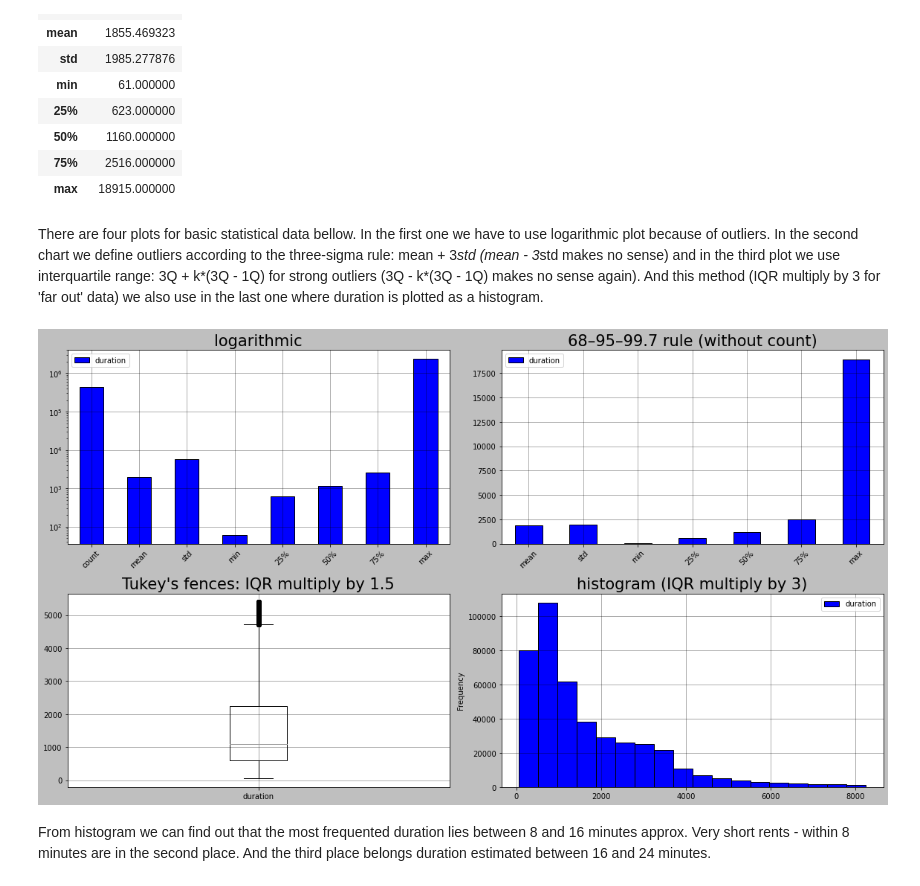
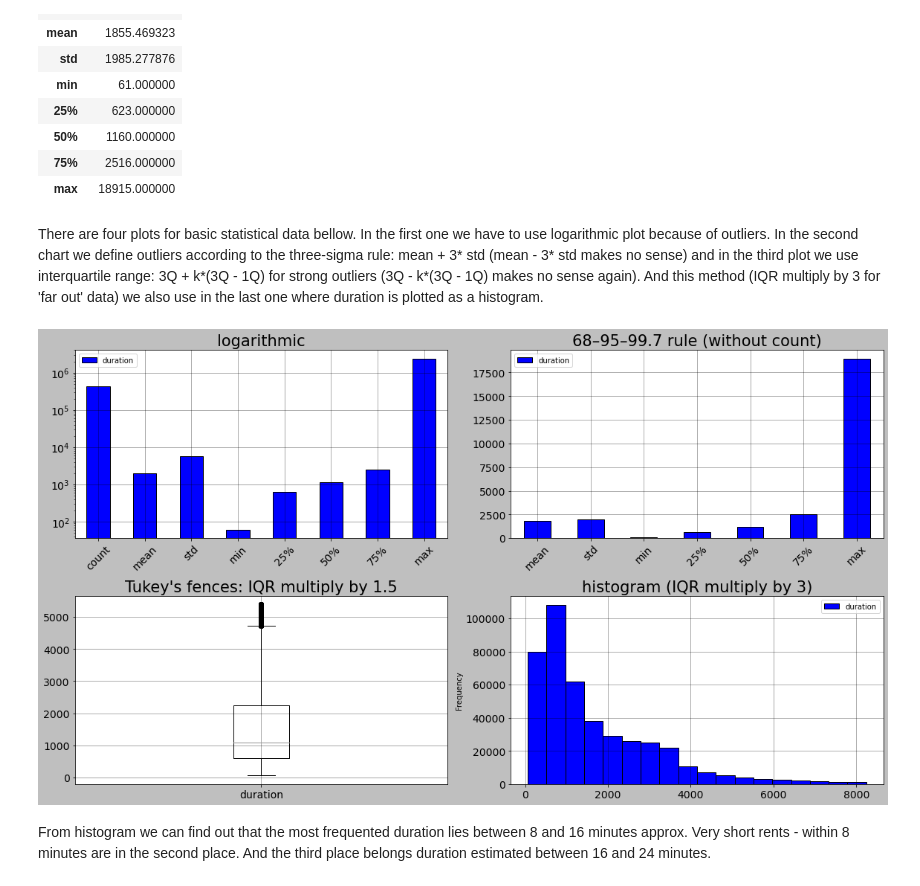
Before and after one commit to carlos108108/Just_Eat_Cycles_project, a Jupyter notebook: Edinburgh.ipynb, the cells around one changed output. Drawn from its saved outputs; the diff is of its cells as text; code cells hidden in the pictures.

```diff
--- a/Edinburgh.ipynb
+++ b/Edinburgh.ipynb
@@ -175,34 +175,36 @@ e_bikes_df[e_bikes_df['duration'] < 18917][['duration']].describe() # without ou
 | 75% | 2516.000000 |
 | max | 18915.000000 |
 # %% [markdown]
-There are four plots for basic statistical data bellow. In the first one we have to use logarithmic plot because of outliers. In the second chart we define outliers according to the three-sigma rule: mean + 3*std (mean - 3*std makes no sense) and in the third plot we use interquartile range: 3Q + k*(3Q - 1Q) for strong outliers (3Q - k*(3Q - 1Q) makes no sense again). And this method (IQR multiply by 3 for 'far out' data) we also use in the last one where duration is plotted as a histogram.
+There are four plots for basic statistical data bellow. In the first one we have to use logarithmic plot because of outliers. In the second chart we define outliers according to the three-sigma rule: mean + 3* std (mean - 3* std makes no sense) and in the third plot we use interquartile range: 3Q + k*(3Q - 1Q) for strong outliers (3Q - k*(3Q - 1Q) makes no sense again). And this method (IQR multiply by 3 for 'far out' data) we also use in the last one where duration is plotted as a histogram.
 # %%
 fig = plt.figure(figsize=(16, 9))
 ax1 = plt.subplot2grid( (2,2), (0,0) )
 ax2 = plt.subplot2grid( (2,2), (0,1) )
 ax3 = plt.subplot2grid( (2,2), (1,0) )
 ax4 = plt.subplot2grid( (2,2), (1,1) )
 
 dsd_log = e_bikes_df.duration.describe()
 dsd_3s = e_bikes_df[e_bikes_df['duration'] < 18917].duration.describe()[['mean', 'std', 'min', '25%', '50%', '75%', 'max']]
 dsd_boxplt = e_bikes_df[(e_bikes_df['duration'] < 5387)][['duration']]
 dsd_hist = e_bikes_df[(e_bikes_df['duration'] < 8244)][['duration']]
 
 dsd_log.plot.bar(rot=45, color='blue',edgecolor='k', logy=True, legend=True, ax=ax1);
 dsd_3s.plot.bar(rot=45, color='blue', edgecolor='k', legend=True, ax=ax2);
 dsd_boxplt.plot.box(legend=True, ax=ax3);
 dsd_hist.plot.hist(color='blue', edgecolor='k', legend=True, bins=18, ax=ax4);
 
 ax1.set_title(label='logarithmic', fontsize=21);
 ax2.set_title(label='68–95–99.7 rule (without count)', fontsize = 21);
 ax3.set_title(label='Tukey\'s fences: IQR multiply by 1.5', fontsize = 21);
 ax4.set_title(label='histogram (IQR multiply by 3)', fontsize = 21);
 
+[tbl.tick_params(axis='x', labelsize=14) for tbl in (ax1, ax2, ax3, ax4)]
+[tbl.tick_params(axis='y', labelsize=14) for tbl in (ax1, ax2, ax3, ax4)]
 [tbl.grid(alpha=.4) for tbl in (ax1, ax2, ax3, ax4)]
 
 plt.tight_layout()
 # %% [output]
-[figure, old version]
+[figure, new version]
 # %% [markdown]
 From histogram we can find out that the most frequented duration lies between 8 and 16 minutes approx. Very short rents - within 8 minutes are in the second place. And the third place belongs duration estimated between 16 and 24 minutes.
 # %% [markdown]
```
Also changed, not shown: parts of 15 cells of this notebook.
